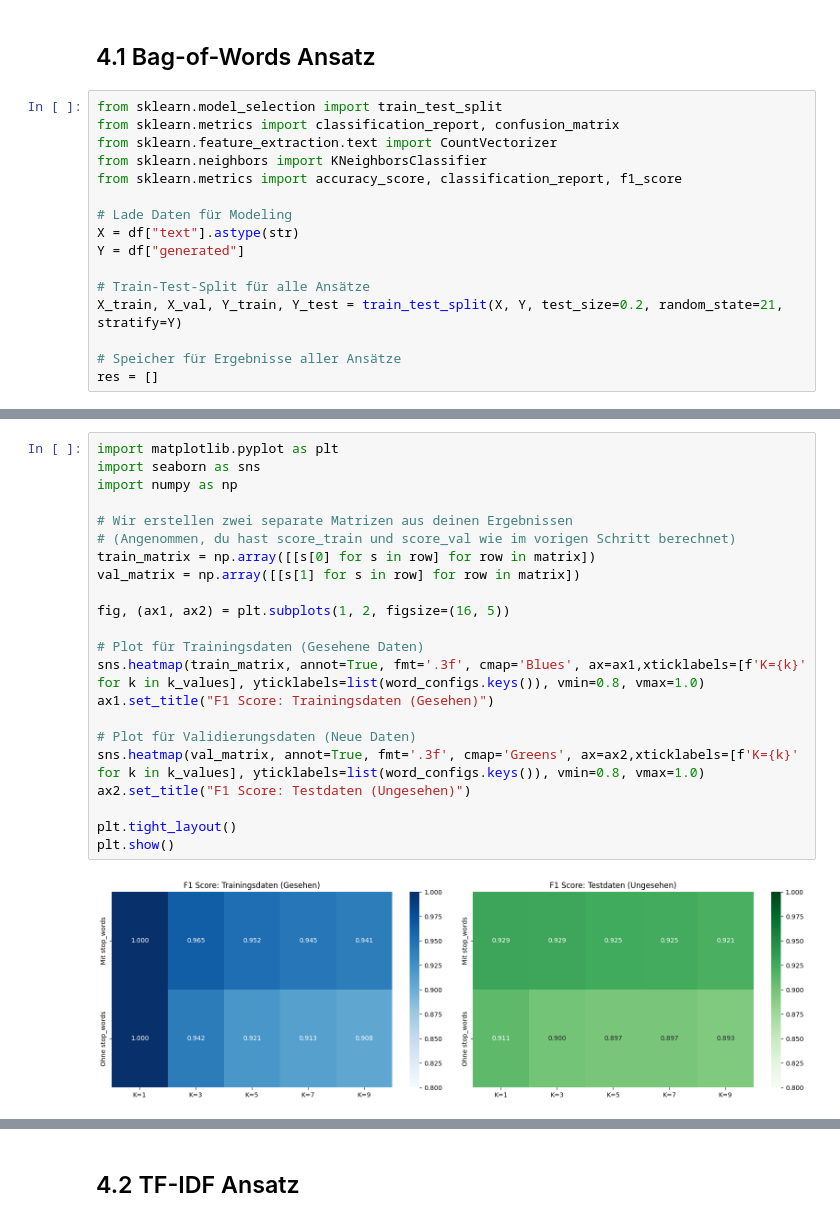
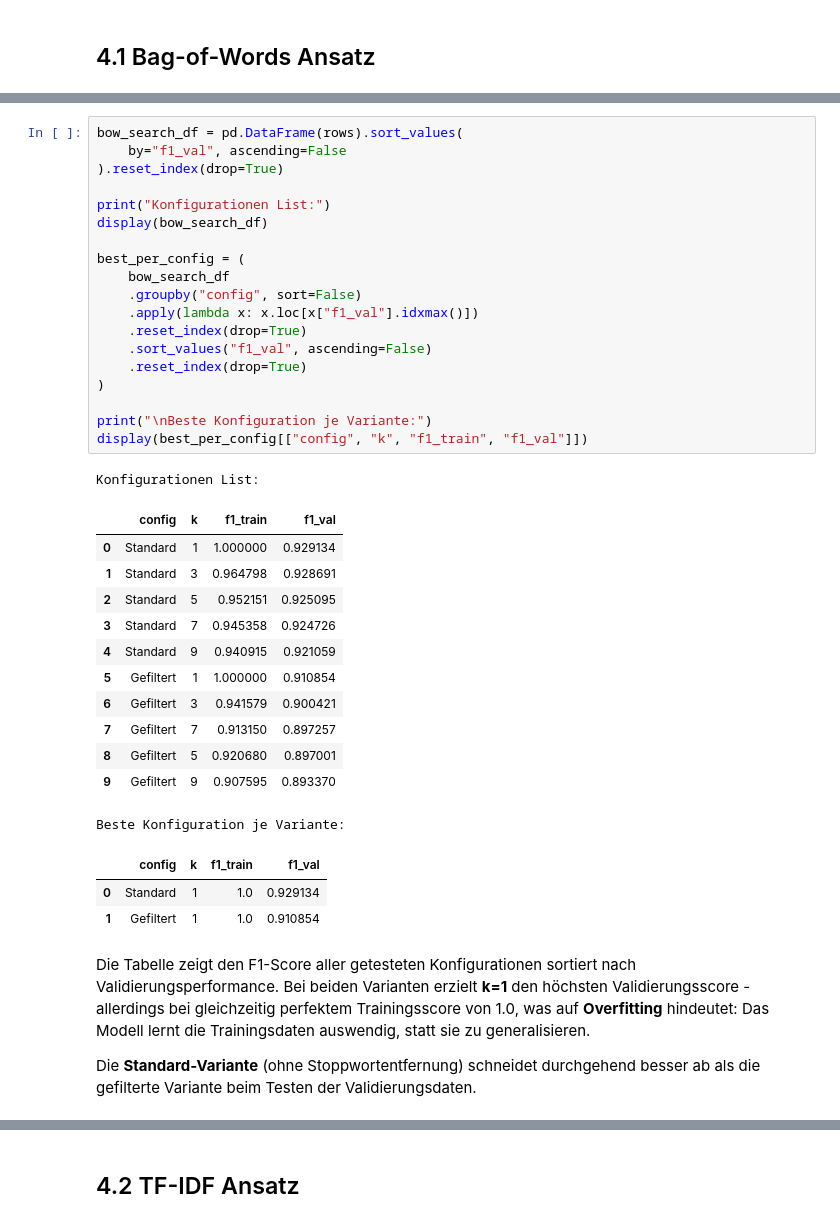
Before and after one commit to andreashubertus/DSundKI2, a Jupyter notebook: main.ipynb, the cells around one changed output, grey strips where cells are left out. Cells and saved outputs as stored; diff of their text form.

```diff
--- a/main.ipynb
+++ b/main.ipynb
@@ -452,18 +388,2 @@ Eine Frage zur Inference ist:
 # %% [markdown]
 ## 4.1 Bag-of-Words Ansatz
-# %%
-from sklearn.model_selection import train_test_split
-from sklearn.metrics import classification_report, confusion_matrix
-from sklearn.feature_extraction.text import CountVectorizer
-from sklearn.neighbors import KNeighborsClassifier
-from sklearn.metrics import accuracy_score, classification_report, f1_score
-
-# Lade Daten für Modeling
-X = df["text"].astype(str)
-Y = df["generated"]
-
-# Train-Test-Split für alle Ansätze
-X_train, X_val, Y_train, Y_test = train_test_split(X, Y, test_size=0.2, random_state=21, stratify=Y)
-
-# Speicher für Ergebnisse aller Ansätze
-res = []
@@ -499,24 +434,40 @@ for label, vectorizer_bow in word_configs.items():
-# %%
-import matplotlib.pyplot as plt
-import seaborn as sns
-import numpy as np
-
-# Wir erstellen zwei separate Matrizen aus deinen Ergebnissen
-# (Angenommen, du hast score_train und score_val wie im vorigen Schritt berechnet)
-train_matrix = np.array([[s[0] for s in row] for row in matrix])
-val_matrix = np.array([[s[1] for s in row] for row in matrix])
-
-fig, (ax1, ax2) = plt.subplots(1, 2, figsize=(16, 5))
-
-# Plot für Trainingsdaten (Gesehene Daten)
-sns.heatmap(train_matrix, annot=True, fmt='.3f', cmap='Blues', ax=ax1,xticklabels=[f'K={k}' for k in k_values], yticklabels=list(word_configs.keys()), vmin=0.8, vmax=1.0)
-ax1.set_title("F1 Score: Trainingsdaten (Gesehen)")
-
-# Plot für Validierungsdaten (Neue Daten)
-sns.heatmap(val_matrix, annot=True, fmt='.3f', cmap='Greens', ax=ax2,xticklabels=[f'K={k}' for k in k_values], yticklabels=list(word_configs.keys()), vmin=0.8, vmax=1.0)
-ax2.set_title("F1 Score: Testdaten (Ungesehen)")
-
-plt.tight_layout()
-plt.show()
-# %% [output]
-[figure, removed]
+# %%
+bow_search_df = pd.DataFrame(rows).sort_values(
+    by="f1_val", ascending=False
+).reset_index(drop=True)
+
+print("Konfigurationen List:")
+display(bow_search_df)
+
+best_per_config = (
+    bow_search_df
+    .groupby("config", sort=False)
+    .apply(lambda x: x.loc[x["f1_val"].idxmax()])
+    .reset_index(drop=True)
+    .sort_values("f1_val", ascending=False)
+    .reset_index(drop=True)
+)
+
+print("\nBeste Konfiguration je Variante:")
+display(best_per_config[["config", "k", "f1_train", "f1_val"]])
+# %% [output]
+Konfigurationen List:
+|  | config | k | f1_train | f1_val |
+| 0 | Standard | 1 | 1.000000 | 0.929134 |
+| 1 | Standard | 3 | 0.964798 | 0.928691 |
+| 2 | Standard | 5 | 0.952151 | 0.925095 |
+| 3 | Standard | 7 | 0.945358 | 0.924726 |
+| 4 | Standard | 9 | 0.940915 | 0.921059 |
+| 5 | Gefiltert | 1 | 1.000000 | 0.910854 |
+| 6 | Gefiltert | 3 | 0.941579 | 0.900421 |
+| 7 | Gefiltert | 7 | 0.913150 | 0.897257 |
+| 8 | Gefiltert | 5 | 0.920680 | 0.897001 |
+| 9 | Gefiltert | 9 | 0.907595 | 0.893370 |
+Beste Konfiguration je Variante:
+|  | config | k | f1_train | f1_val |
+| 0 | Standard | 1 | 1.0 | 0.929134 |
+| 1 | Gefiltert | 1 | 1.0 | 0.910854 |
+# %% [markdown]
+Die Tabelle zeigt den F1-Score aller getesteten Konfigurationen sortiert nach Validierungsperformance. Bei beiden Varianten erzielt **k=1** den höchsten Validierungsscore - allerdings bei gleichzeitig perfektem Trainingsscore von 1.0, was auf **Overfitting** hindeutet: Das Modell lernt die Trainingsdaten auswendig, statt sie zu generalisieren.
+
+Die **Standard-Variante** (ohne Stoppwortentfernung) schneidet durchgehend besser ab als die gefilterte Variante beim Testen der Validierungsdaten.
```
Also changed, not shown: parts of 28 cells of this notebook.
